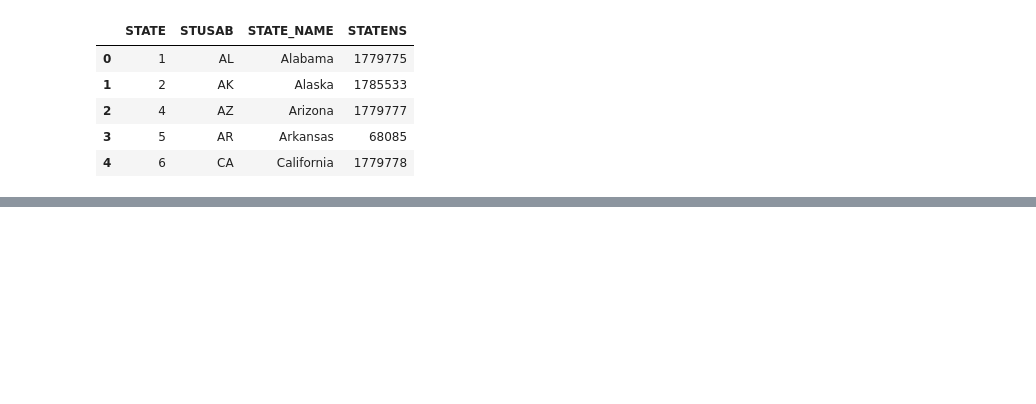
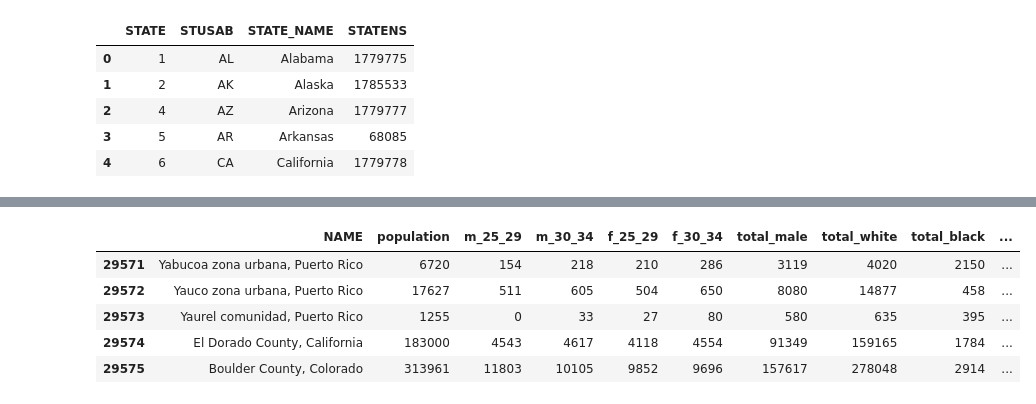
Before and after one commit to alenastern/Sunlight_FOIA, a Jupyter notebook: src/data/Census_Data.ipynb, the cells around one changed output, grey strips where cells are left out. Cells and saved outputs as stored; diff of their text form; code cells hidden in the pictures; blank space fills up the shorter version.

```diff
--- a/src/data/Census_Data.ipynb
+++ b/src/data/Census_Data.ipynb
@@ -84,2 +141,11 @@ total_df[total_df['city'] == 'Riverside city']
 # %%
 total_df.to_csv('city_data.csv', index= False)
+# %%
+total_df.tail()
+# %% [output]
+|  | NAME | population | m_25_29 | m_30_34 | f_25_29 | f_30_34 | total_male | total_white | total_black | ... |
+| 29571 | Yabucoa zona urbana, Puerto Rico | 6720 | 154 | 218 | 210 | 286 | 3119 | 4020 | 2150 | ... |
+| 29572 | Yauco zona urbana, Puerto Rico | 17627 | 511 | 605 | 504 | 650 | 8080 | 14877 | 458 | ... |
+| 29573 | Yaurel comunidad, Puerto Rico | 1255 | 0 | 33 | 27 | 80 | 580 | 635 | 395 | ... |
+| 29574 | El Dorado County, California | 183000 | 4543 | 4617 | 4118 | 4554 | 91349 | 159165 | 1784 | ... |
+| 29575 | Boulder County, Colorado | 313961 | 11803 | 10105 | 9852 | 9696 | 157617 | 278048 | 2914 | ... |
```
Also changed, not shown: parts of 11 cells of this notebook, 1 other file.
